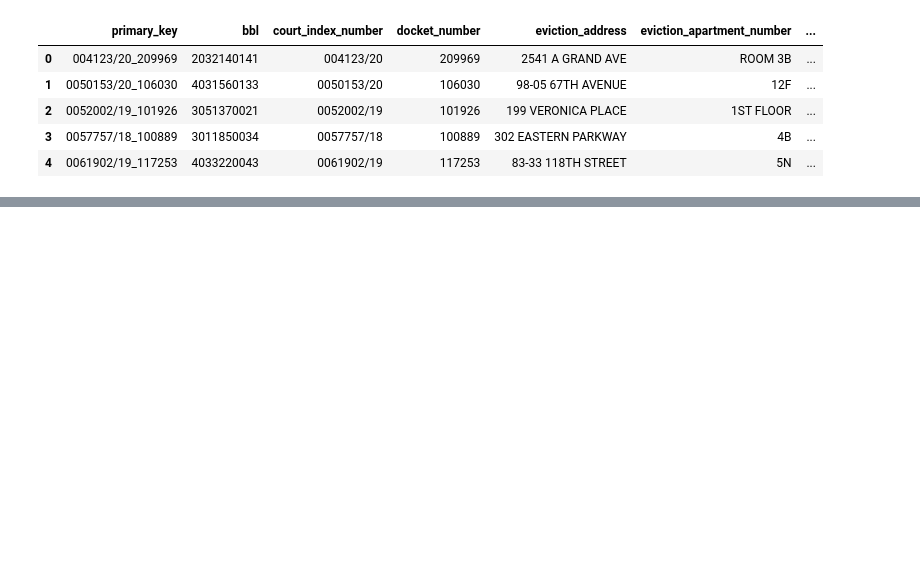
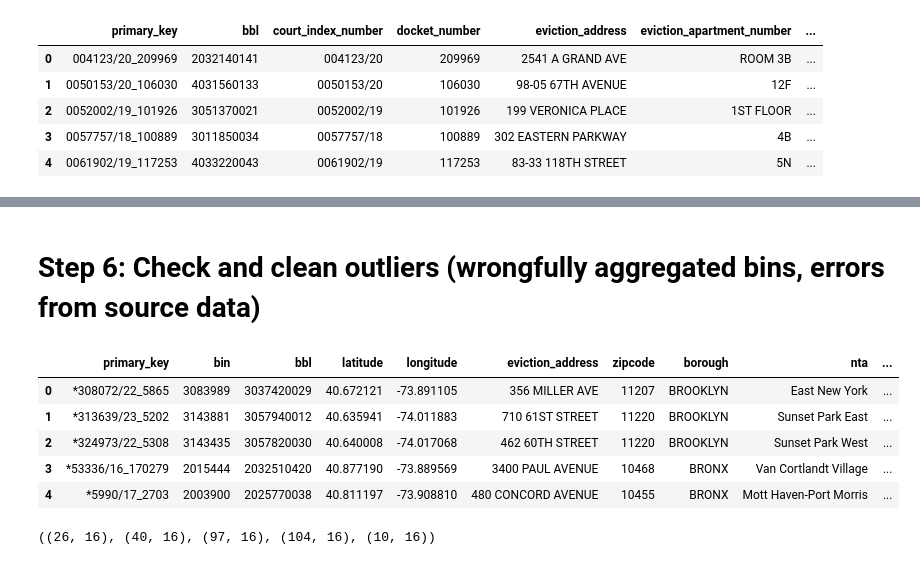
Before and after one commit to simaoalicechen/NYC_Landlord_Behavior_Analysis_Project, a Jupyter notebook: Part_2.7_add_normalized_evication_rates_nta.ipynb, the cells around one changed output, grey strips where cells are left out. Saved outputs shown, nothing was run; the diff lists cells and outputs as text; code cells hidden in the pictures; blank space fills up the shorter version.

```diff
--- a/Part_2.7_add_normalized_evication_rates_nta.ipynb
+++ b/Part_2.7_add_normalized_evication_rates_nta.ipynb
@@ -507,3 +527,6 @@ merged_df.head()
+# %%
+merged_df.drop(columns = ['evictions_nta_per_1k_y'], inplace = True)
+merged_df.rename(columns = {'evictions_nta_per_1k_x': 'evictions_nta_per_1k'}, inplace = True)
 # %% [markdown]
 # **Step 5 Normalize eviction rates per nta population for Covid**
 # %%
@@ -631,0 +679,14 @@ merged_df_covid.head()
+# %% [markdown]
+# **Step 6: Check and clean outliers (wrongfully aggregated bins, errors from source data)**
+# %%
+analysis_columns = merged_df[['primary_key', 'bin', 'bbl', 'latitude', 'longitude', 'eviction_address', 'zipcode', 'borough', 'nta','average_year_eviction_count', 	'average_year_eviction_unit_count',
+                              'average_year_eviction_nta_count',	'evictions_nta_per_1k', 'evictions_nta_per_unit_per_1k',
+                              'unitsres', 'e_totpop']]
+analysis_columns.head()
+# %% [output]
+|  | primary_key | bin | bbl | latitude | longitude | eviction_address | zipcode | borough | nta | ... |
+| 0 | *308072/22_5865 | 3083989 | 3037420029 | 40.672121 | -73.891105 | 356 MILLER AVE | 11207 | BROOKLYN | East New York | ... |
+| 1 | *313639/23_5202 | 3143881 | 3057940012 | 40.635941 | -74.011883 | 710 61ST STREET | 11220 | BROOKLYN | Sunset Park East | ... |
+| 2 | *324973/22_5308 | 3143435 | 3057820030 | 40.640008 | -74.017068 | 462 60TH STREET | 11220 | BROOKLYN | Sunset Park West | ... |
+| 3 | *53336/16_170279 | 2015444 | 2032510420 | 40.877190 | -73.889569 | 3400 PAUL AVENUE | 10468 | BRONX | Van Cortlandt Village | ... |
+| 4 | *5990/17_2703 | 2003900 | 2025770038 | 40.811197 | -73.908810 | 480 CONCORD AVENUE | 10455 | BRONX | Mott Haven-Port Morris | ... |
@@ -631,0 +695,9 @@ merged_df_covid.head()
+# %%
+bin_4000000 = analysis_columns[analysis_columns['bin'] == 4000000]
+bin_1000000 = analysis_columns[analysis_columns['bin'] == 1000000]
+bin_2000000 = analysis_columns[analysis_columns['bin'] == 2000000]
+bin_3000000 = analysis_columns[analysis_columns['bin'] == 3000000]
+bin_5000000 = analysis_columns[analysis_columns['bin'] == 5000000]
+bin_4000000.shape, bin_1000000.shape, bin_2000000.shape, bin_3000000.shape, bin_5000000.shape
+# %% [output]
+((26, 16), (40, 16), (97, 16), (104, 16), (10, 16))
```
Also changed, not shown: parts of 30 cells of this notebook.
